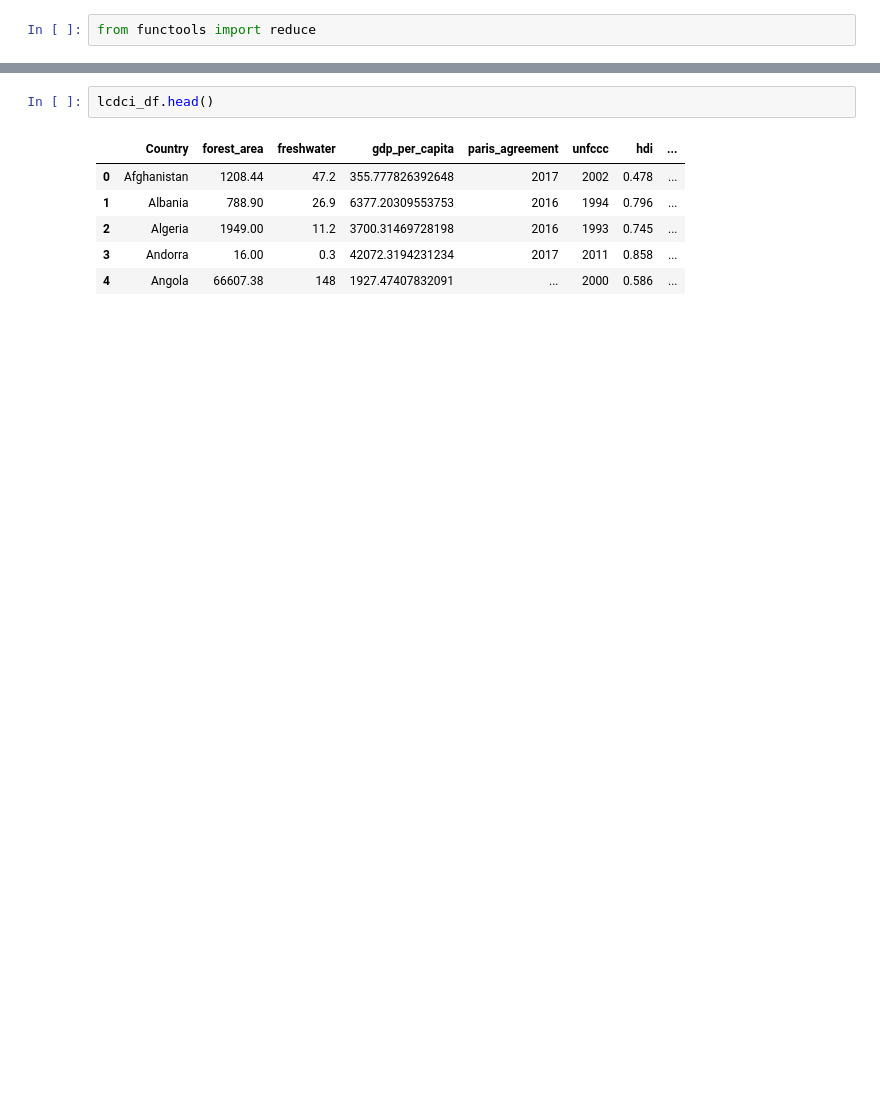
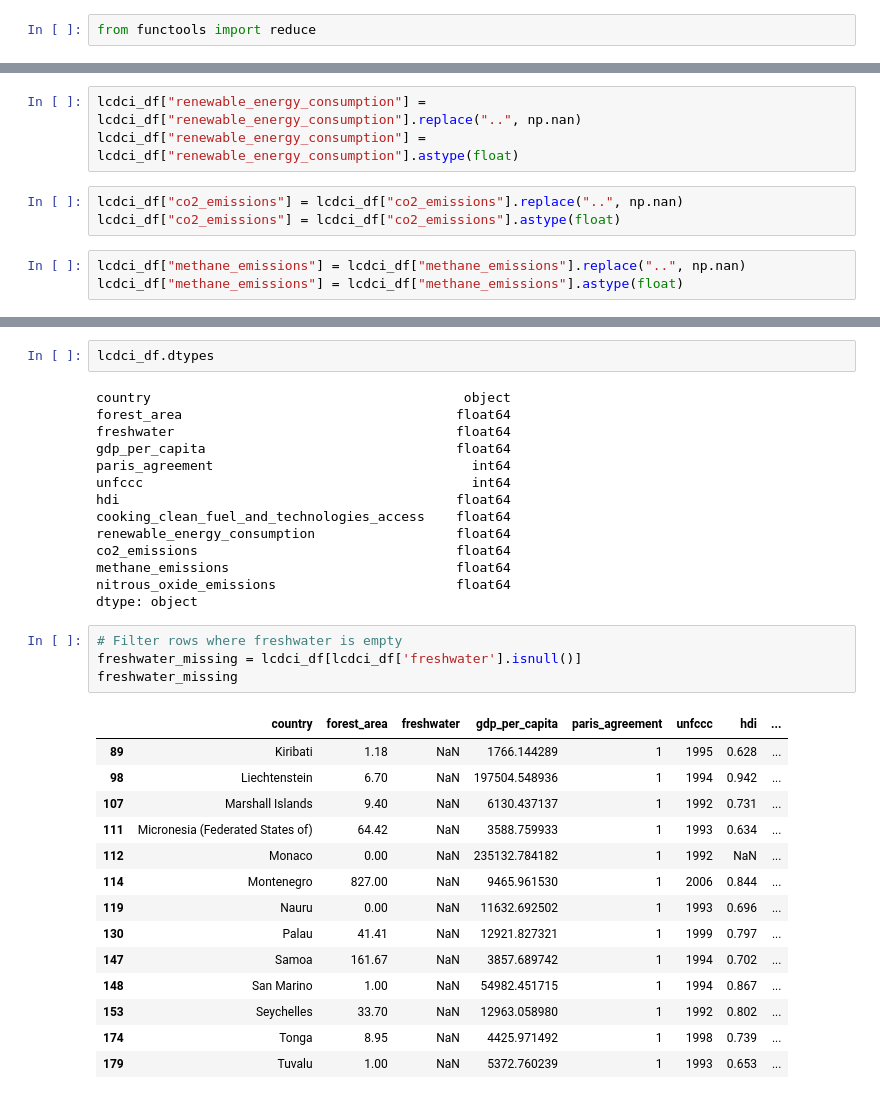
Before and after one commit to luanakimley/low-carbon-development-composite-index, a Jupyter notebook: data_cleaning.ipynb, the cells around one changed output, grey strips where cells are left out. Drawn from its saved outputs; the diff is of its cells as text; blank space fills up the shorter version.

```diff
--- a/data_cleaning.ipynb
+++ b/data_cleaning.ipynb
@@ -364,0 +403,9 @@ lcdci_df = lcdci_df.rename(columns={'Nitrous oxide emissions 2020': 'nitrous_oxi
+# %%
+lcdci_df["renewable_energy_consumption"] = lcdci_df["renewable_energy_consumption"].replace("..", np.nan)
+lcdci_df["renewable_energy_consumption"] = lcdci_df["renewable_energy_consumption"].astype(float)
+# %%
+lcdci_df["co2_emissions"] = lcdci_df["co2_emissions"].replace("..", np.nan)
+lcdci_df["co2_emissions"] = lcdci_df["co2_emissions"].astype(float)
+# %%
+lcdci_df["methane_emissions"] = lcdci_df["methane_emissions"].replace("..", np.nan)
+lcdci_df["methane_emissions"] = lcdci_df["methane_emissions"].astype(float)
@@ -365,9 +431,35 @@ lcdci_df = lcdci_df.rename(columns={'Nitrous oxide emissions 2020': 'nitrous_oxi
 # %%
-lcdci_df.head()
+lcdci_df.dtypes
 # %% [output]
-|  | Country | forest_area | freshwater | gdp_per_capita | paris_agreement | unfccc | hdi | ... |
-| 0 | Afghanistan | 1208.44 | 47.2 | 355.777826392648 | 2017 | 2002 | 0.478 | ... |
-| 1 | Albania | 788.90 | 26.9 | 6377.20309553753 | 2016 | 1994 | 0.796 | ... |
-| 2 | Algeria | 1949.00 | 11.2 | 3700.31469728198 | 2016 | 1993 | 0.745 | ... |
-| 3 | Andorra | 16.00 | 0.3 | 42072.3194231234 | 2017 | 2011 | 0.858 | ... |
-| 4 | Angola | 66607.38 | 148 | 1927.47407832091 | ... | 2000 | 0.586 | ... |
+country                                        object
+forest_area                                   float64
+freshwater                                    float64
+gdp_per_capita                                float64
+paris_agreement                                 int64
+unfccc                                          int64
+hdi                                           float64
+cooking_clean_fuel_and_technologies_access    float64
+renewable_energy_consumption                  float64
+co2_emissions                                 float64
+methane_emissions                             float64
+nitrous_oxide_emissions                       float64
+dtype: object
+# %%
+# Filter rows where freshwater is empty
+freshwater_missing = lcdci_df[lcdci_df['freshwater'].isnull()]
+freshwater_missing
+# %% [output]
+|  | country | forest_area | freshwater | gdp_per_capita | paris_agreement | unfccc | hdi | ... |
+| 89 | Kiribati | 1.18 | NaN | 1766.144289 | 1 | 1995 | 0.628 | ... |
+| 98 | Liechtenstein | 6.70 | NaN | 197504.548936 | 1 | 1994 | 0.942 | ... |
+| 107 | Marshall Islands | 9.40 | NaN | 6130.437137 | 1 | 1992 | 0.731 | ... |
+| 111 | Micronesia (Federated States of) | 64.42 | NaN | 3588.759933 | 1 | 1993 | 0.634 | ... |
+| 112 | Monaco | 0.00 | NaN | 235132.784182 | 1 | 1992 | NaN | ... |
+| 114 | Montenegro | 827.00 | NaN | 9465.961530 | 1 | 2006 | 0.844 | ... |
+| 119 | Nauru | 0.00 | NaN | 11632.692502 | 1 | 1993 | 0.696 | ... |
+| 130 | Palau | 41.41 | NaN | 12921.827321 | 1 | 1999 | 0.797 | ... |
+| 147 | Samoa | 161.67 | NaN | 3857.689742 | 1 | 1994 | 0.702 | ... |
+| 148 | San Marino | 1.00 | NaN | 54982.451715 | 1 | 1994 | 0.867 | ... |
+| 153 | Seychelles | 33.70 | NaN | 12963.058980 | 1 | 1992 | 0.802 | ... |
+| 174 | Tonga | 8.95 | NaN | 4425.971492 | 1 | 1998 | 0.739 | ... |
+| 179 | Tuvalu | 1.00 | NaN | 5372.760239 | 1 | 1993 | 0.653 | ... |
```
Also changed, not shown: parts of 45 cells of this notebook.
